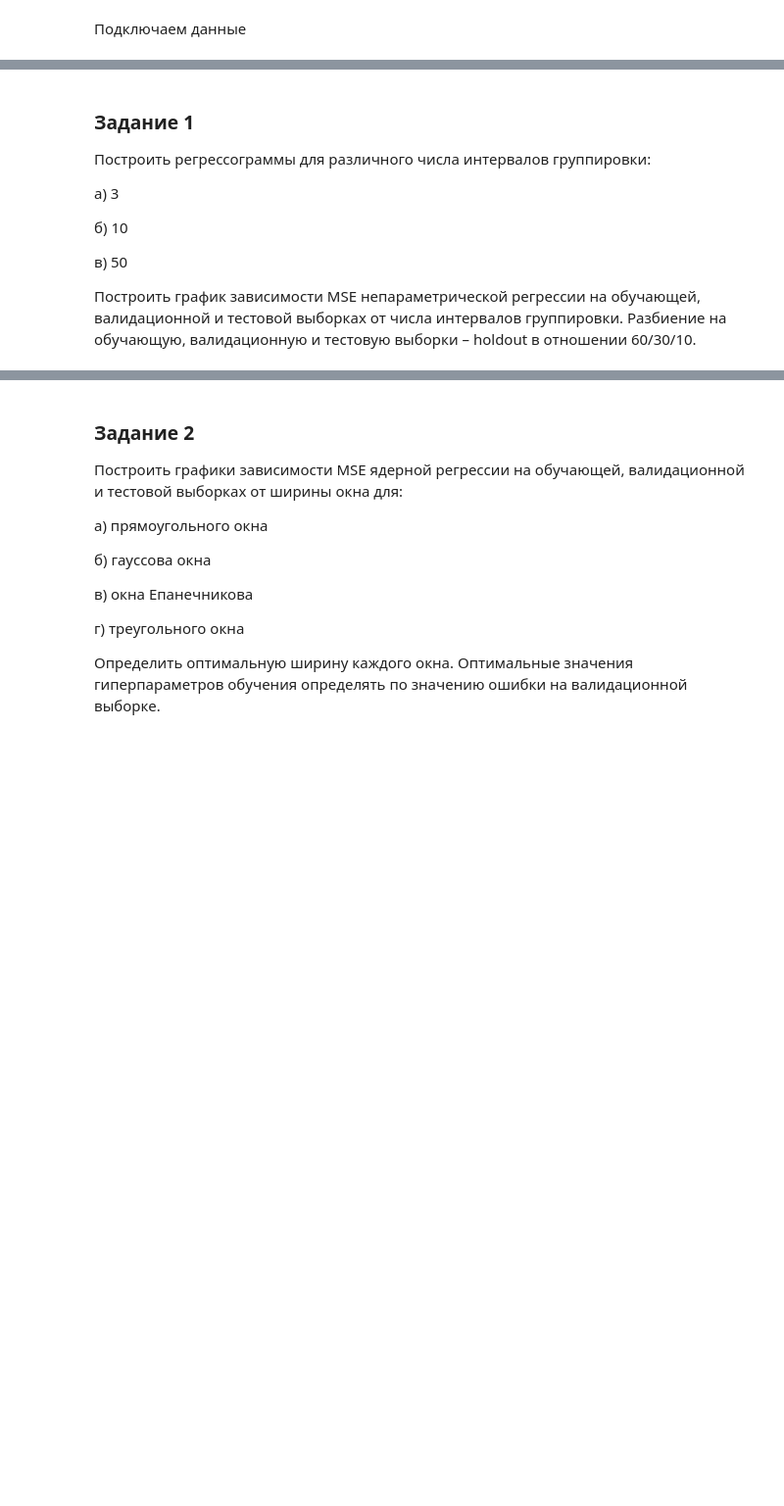
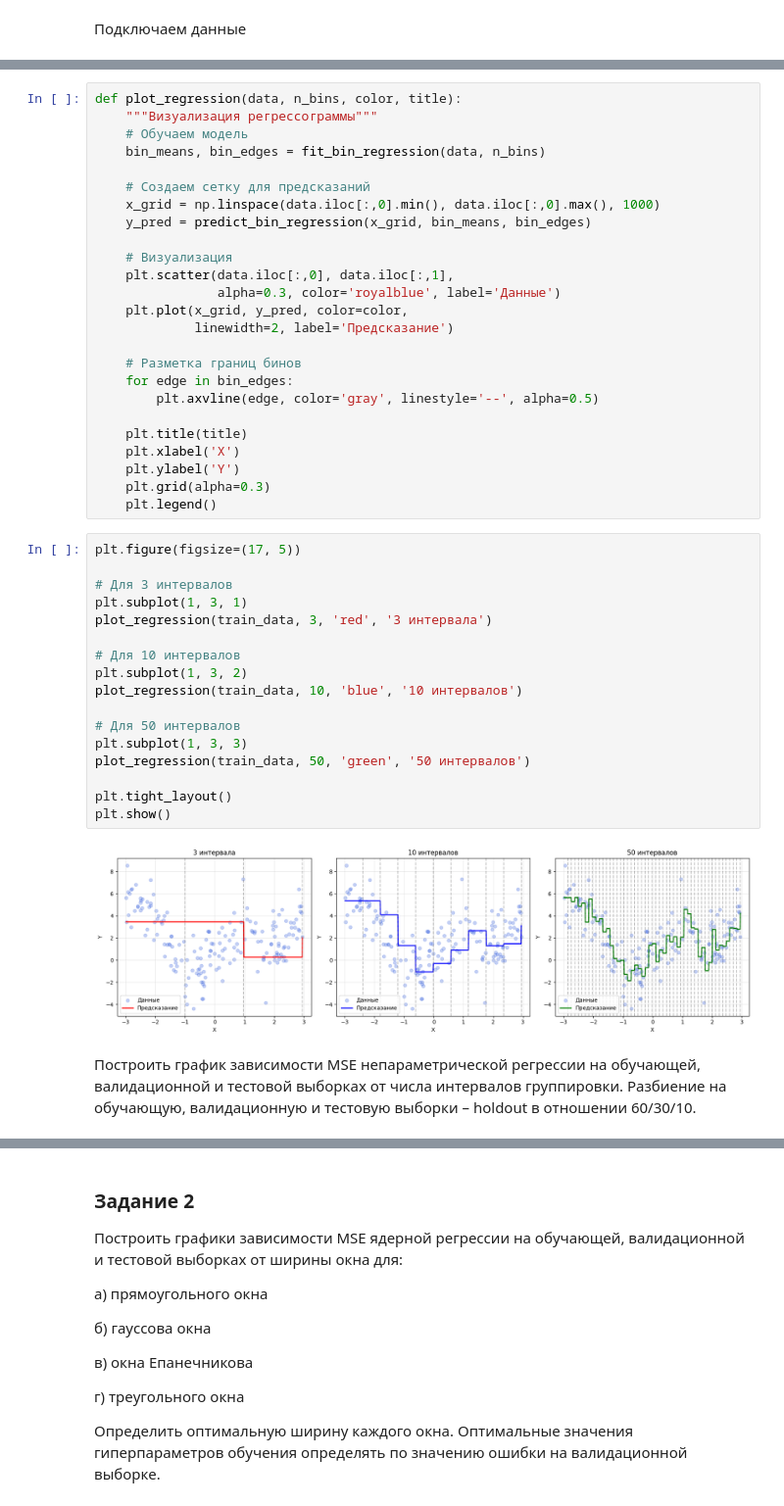
Before and after one commit to nekit2-002/ml-labs, a Jupyter notebook: laba3/laba3.ipynb, the cells around one changed output, grey strips where cells are left out. Shown: that part at 98% size. Cells and saved outputs as stored; diff of their text form; blank space fills up the shorter version.

```diff
--- a/laba3/laba3.ipynb
+++ b/laba3/laba3.ipynb
@@ -30,12 +120,47 @@ data
+# %%
+def plot_regression(data, n_bins, color, title):
+    """Визуализация регрессограммы"""
+    # Обучаем модель
+    bin_means, bin_edges = fit_bin_regression(data, n_bins)
+
+    # Создаем сетку для предсказаний
+    x_grid = np.linspace(data.iloc[:,0].min(), data.iloc[:,0].max(), 1000)
+    y_pred = predict_bin_regression(x_grid, bin_means, bin_edges)
+
+    # Визуализация
+    plt.scatter(data.iloc[:,0], data.iloc[:,1],
+                alpha=0.3, color='royalblue', label='Данные')
+    plt.plot(x_grid, y_pred, color=color,
+             linewidth=2, label='Предсказание')
+
+    # Разметка границ бинов
+    for edge in bin_edges:
+        plt.axvline(edge, color='gray', linestyle='--', alpha=0.5)
+
+    plt.title(title)
+    plt.xlabel('X')
+    plt.ylabel('Y')
+    plt.grid(alpha=0.3)
+    plt.legend()
+# %%
+plt.figure(figsize=(17, 5))
+
+# Для 3 интервалов
+plt.subplot(1, 3, 1)
+plot_regression(train_data, 3, 'red', '3 интервала')
+
+# Для 10 интервалов
+plt.subplot(1, 3, 2)
+plot_regression(train_data, 10, 'blue', '10 интервалов')
+
+# Для 50 интервалов
+plt.subplot(1, 3, 3)
+plot_regression(train_data, 50, 'green', '50 интервалов')
+
+plt.tight_layout()
+plt.show()
+# %% [output]
+[figure, added]
 # %% [markdown]
-### Задание 1
-Построить регрессограммы для различного числа интервалов группировки:
-
-а) 3
-
-б) 10
-
-в) 50
-
 Построить график зависимости MSE непараметрической регрессии на обучающей,
 валидационной и тестовой выборках от числа интервалов группировки. Разбиение на обучающую, валидационную и тестовую выборки – holdout в отношении 60/30/10.
```
Also changed, not shown: parts of 13 cells of this notebook.
